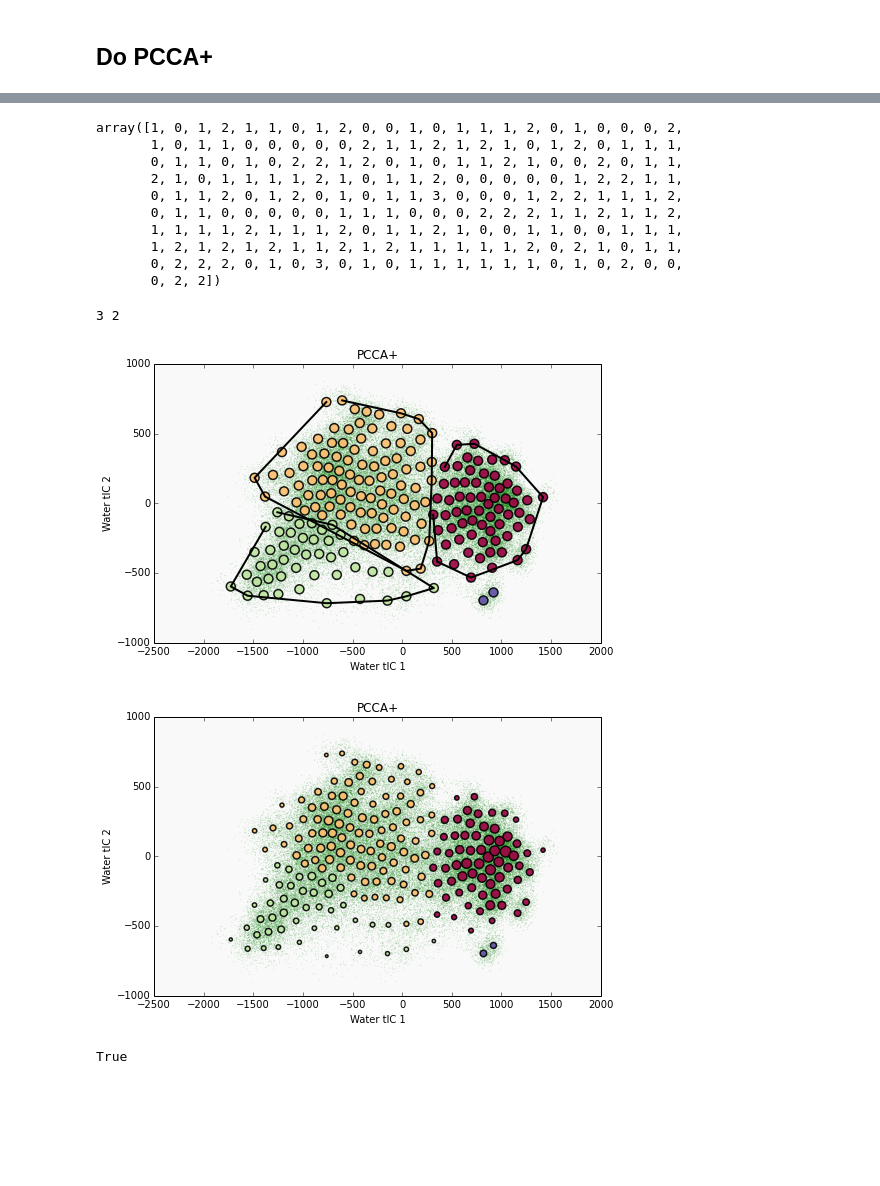
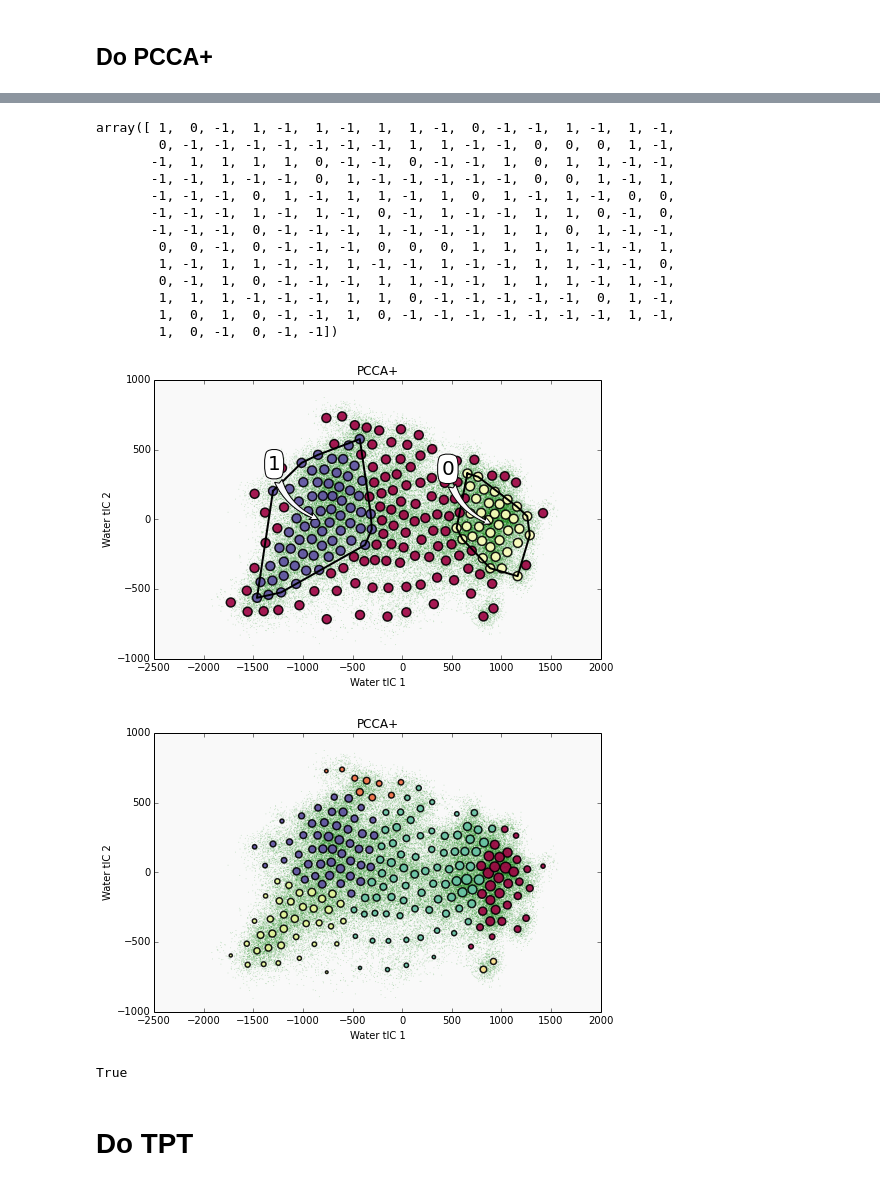
Before and after one commit to mpharrigan/wetmsm, a Jupyter notebook: ipython/bphc_water/3-bphc_tica_msm.ipynb, the cells around one changed output, grey strips where cells are left out. Cells and saved outputs as stored; diff of their text form; code cells hidden in the pictures; blank space fills up the shorter version.

```diff
--- a/ipython/bphc_water/3-bphc_tica_msm.ipynb
+++ b/ipython/bphc_water/3-bphc_tica_msm.ipynb
@@ -166,5 +173,22 @@ plot_eigen(3, sym)
 [figure]
 # %% [markdown]
 ## Do PCCA+
+# %%
+class MyLump():
+    def __init__(self, msm):
+        ev1 = msm.eigenvectors_[:,1]
+
+        posind = np.where(ev1>0)[0]
+        negind = np.where(ev1<0)[0]
+
+        posavg = np.mean(ev1[posind])
+        negavg = np.mean(ev1[negind])
+
+        mapping = -1*np.ones(len(ev1), dtype=int)
+        mapping[np.where(ev1>posavg)] = 0
+        mapping[np.where(ev1<negavg)] = 1
+
+        self.microstate_mapping=mapping
+        self.populations = msm.populations_
 # %%
 from msmbuilder.lumping import PCCAPlus
@@ -184,15 +195,21 @@ Deprecated in scipy 0.14.0, use basinhopping instead
+# %%
+#pcca = PCCAPlus(msm.transmat_, 6)
+pcca = MyLump(msm)
 # %%
 pcca.microstate_mapping
 # %% [output]
-array([1, 0, 1, 2, 1, 1, 0, 1, 2, 0, 0, 1, 0, 1, 1, 1, 2, 0, 1, 0, 0, 0, 2,
-       1, 0, 1, 1, 0, 0, 0, 0, 0, 2, 1, 1, 2, 1, 2, 1, 0, 1, 2, 0, 1, 1, 1,
-       0, 1, 1, 0, 1, 0, 2, 2, 1, 2, 0, 1, 0, 1, 1, 2, 1, 0, 0, 2, 0, 1, 1,
-       2, 1, 0, 1, 1, 1, 1, 2, 1, 0, 1, 1, 2, 0, 0, 0, 0, 0, 1, 2, 2, 1, 1,
-       0, 1, 1, 2, 0, 1, 2, 0, 1, 0, 1, 1, 3, 0, 0, 0, 1, 2, 2, 1, 1, 1, 2,
-       0, 1, 1, 0, 0, 0, 0, 0, 1, 1, 1, 0, 0, 0, 2, 2, 2, 1, 1, 2, 1, 1, 2,
-       1, 1, 1, 1, 2, 1, 1, 1, 2, 0, 1, 1, 2, 1, 0, 0, 1, 1, 0, 0, 1, 1, 1,
-       1, 2, 1, 2, 1, 2, 1, 1, 2, 1, 2, 1, 1, 1, 1, 1, 2, 0, 2, 1, 0, 1, 1,
-       0, 2, 2, 2, 0, 1, 0, 3, 0, 1, 0, 1, 1, 1, 1, 1, 1, 0, 1, 0, 2, 0, 0,
-       0, 2, 2])
+array([ 1,  0, -1,  1, -1,  1, -1,  1,  1, -1,  0, -1, -1,  1, -1,  1, -1,
+        0, -1, -1, -1, -1, -1, -1, -1,  1,  1, -1, -1,  0,  0,  0,  1, -1,
+       -1,  1,  1,  1,  1,  0, -1, -1,  0, -1, -1,  1,  0,  1,  1, -1, -1,
+       -1, -1,  1, -1, -1,  0,  1, -1, -1, -1, -1, -1,  0,  0,  1, -1,  1,
+       -1, -1, -1,  0,  1, -1,  1,  1, -1,  1,  0,  1, -1,  1, -1,  0,  0,
+       -1, -1, -1,  1, -1,  1, -1,  0, -1,  1, -1, -1,  1,  1,  0, -1,  0,
+       -1, -1, -1,  0, -1, -1, -1,  1, -1, -1, -1,  1,  1,  0,  1, -1, -1,
+        0,  0, -1,  0, -1, -1, -1,  0,  0,  0,  1,  1,  1,  1, -1, -1,  1,
+        1, -1,  1,  1, -1, -1,  1, -1, -1,  1, -1, -1,  1,  1, -1, -1,  0,
+        0, -1,  1,  0, -1, -1, -1,  1,  1, -1, -1,  1,  1,  1, -1,  1, -1,
+        1,  1,  1, -1, -1, -1,  1,  1,  0, -1, -1, -1, -1, -1,  0,  1, -1,
+        1,  0,  1,  0, -1, -1,  1,  0, -1, -1, -1, -1, -1, -1, -1,  1, -1,
+        1,  0, -1,  0, -1, -1])
 # %%
 from scipy.spatial import ConvexHull
@@ -199,30 +217,40 @@ from scipy.spatial import ConvexHull
+# %%
+def plus_first(v):
+    return np.append(v, v[0])
 # %%
 plt.subplots(figsize=(8,5))
 for fp in fp_ic:
         plt.scatter(fp[:,0], fp[:,1], s=1, linewidth=0, alpha=0.2, c='g')
 
 
 for j in range(np.max(pcca.microstate_mapping)+1):
     wherey = np.where(pcca.microstate_mapping == j)[0]
     if len(wherey) >= 3:
         points = kmeans.cluster_centers_[wherey,0:2]
         hull = ConvexHull(points)
-        plt.plot(points[hull.vertices,0], points[hull.vertices,1], 'k-', zorder=20, lw=2)
+        plt.plot(points[plus_first(hull.vertices),0], points[plus_first(hull.vertices),1], 'k-', zorder=20, lw=2)
     else:
-        print(j, len(wherey))
+        pass
+        #print(j, len(wherey))
+
+    with warnings.catch_warnings():
+        warnings.simplefilter('ignore')
+        plt.annotate(xy=np.mean(kmeans.cluster_centers_[wherey, 0:2], axis=0), s='{}'.format(j),
+                     xycoords='data', xytext=(-50,50), textcoords='offset points', size=20,
+                     arrowprops=dict(arrowstyle='fancy', connectionstyle='arc3,rad=0.3', fc='#F9F9F9'), zorder=30,
+                     bbox=dict(boxstyle='round4', fc='w'))
 
 
 plt.scatter(kmeans.cluster_centers_[:,0], kmeans.cluster_centers_[:,1],
         c=pcca.microstate_mapping,  linewidth=1.5, s=80, alpha=0.9, zorder=10, cmap=plt.cm.get_cmap('Spectral'))
 
 plt.title('PCCA+')
 plt.xlabel('Water tIC 1')
 plt.ylabel('Water tIC 2')
 plt.gca().set_axis_bgcolor('#F9F9F9')
 #plt.savefig("watermsm_eigenv-{}-{}".format(sym, eigeni))
 # %% [output]
-3 2
-[figure, old version]
+[figure, new version]
 # %%
 plt.subplots(figsize=(8,5))
 for fp in fp_ic:
@@ -238,8 +266,10 @@ plt.ylabel('Water tIC 2')
 plt.gca().set_axis_bgcolor('#F9F9F9')
 #plt.savefig("watermsm_eigenv-{}-{}".format(sym, eigeni))
 # %% [output]
-[figure, old version]
+[figure, new version]
 # %%
 np.allclose(pcca.populations, msm.populations_)
 # %% [output]
 True
+# %% [markdown]
+# Do TPT
```
Also changed, not shown: parts of 12 cells of this notebook.
